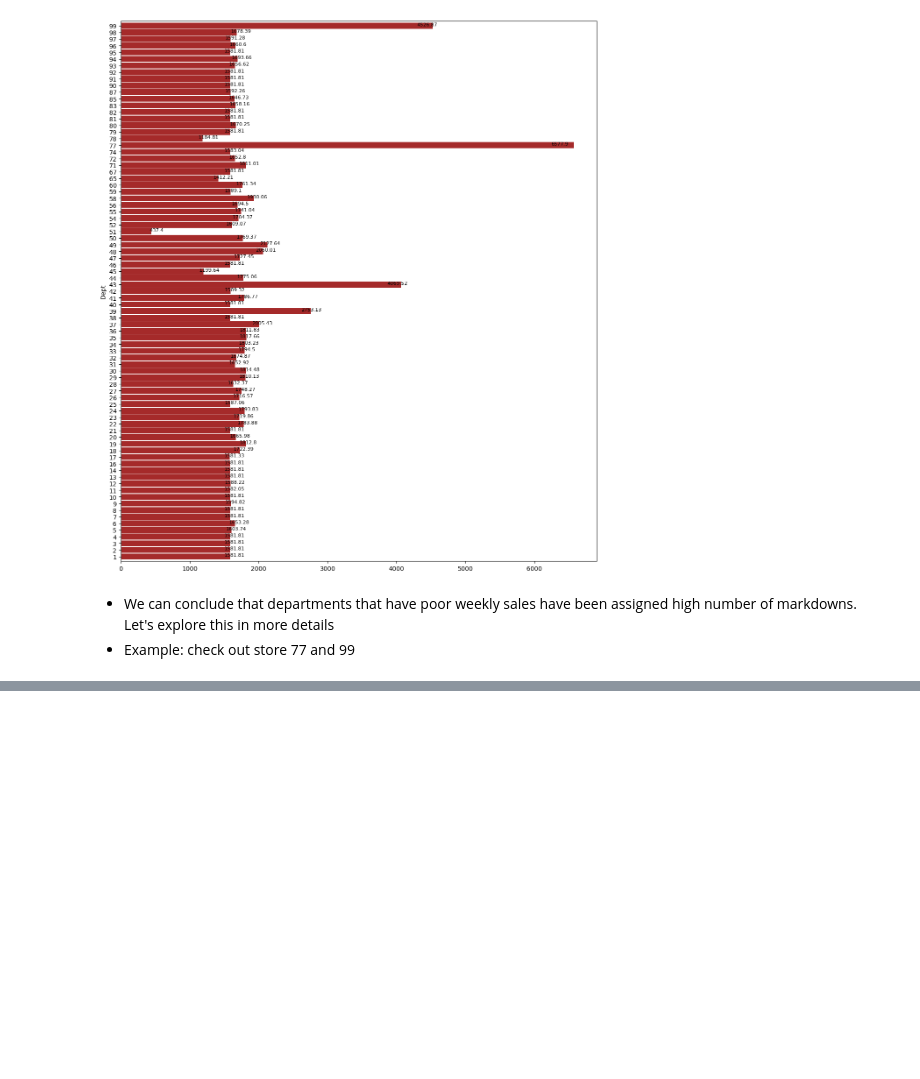
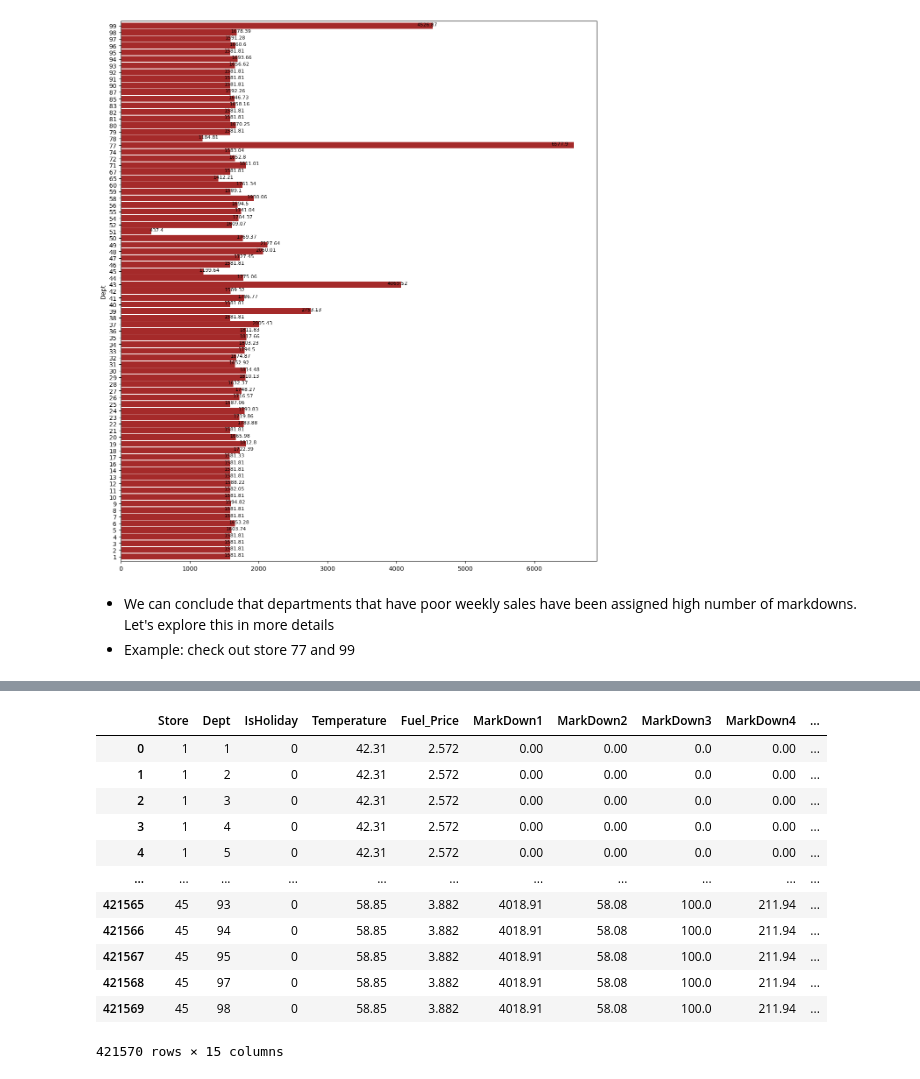
Before and after one commit to RomanRosa/retail_sales_prediction, a Jupyter notebook: xgboost_sales_prediction.ipynb, the cells around one changed output, grey strips where cells are left out. Cells and saved outputs as stored; diff of their text form; code cells hidden in the pictures; blank space fills up the shorter version.

```diff
--- a/xgboost_sales_prediction.ipynb
+++ b/xgboost_sales_prediction.ipynb
@@ -677,0 +695,4 @@ df_dept_sale['Weekly_Sales'][:30]
+# %%
+# Drop the date
+df_target = df['Weekly_Sales']
+df_final = df.drop(columns = ['Weekly_Sales', 'Date'])
@@ -677,0 +714,16 @@ df_dept_sale['Weekly_Sales'][:30]
+# %%
+df_final
+# %% [output]
+|  | Store | Dept | IsHoliday | Temperature | Fuel_Price | MarkDown1 | MarkDown2 | MarkDown3 | MarkDown4 | ... |
+| 0 | 1 | 1 | 0 | 42.31 | 2.572 | 0.00 | 0.00 | 0.0 | 0.00 | ... |
+| 1 | 1 | 2 | 0 | 42.31 | 2.572 | 0.00 | 0.00 | 0.0 | 0.00 | ... |
+| 2 | 1 | 3 | 0 | 42.31 | 2.572 | 0.00 | 0.00 | 0.0 | 0.00 | ... |
+| 3 | 1 | 4 | 0 | 42.31 | 2.572 | 0.00 | 0.00 | 0.0 | 0.00 | ... |
+| 4 | 1 | 5 | 0 | 42.31 | 2.572 | 0.00 | 0.00 | 0.0 | 0.00 | ... |
+| ... | ... | ... | ... | ... | ... | ... | ... | ... | ... | ... |
+| 421565 | 45 | 93 | 0 | 58.85 | 3.882 | 4018.91 | 58.08 | 100.0 | 211.94 | ... |
+| 421566 | 45 | 94 | 0 | 58.85 | 3.882 | 4018.91 | 58.08 | 100.0 | 211.94 | ... |
+| 421567 | 45 | 95 | 0 | 58.85 | 3.882 | 4018.91 | 58.08 | 100.0 | 211.94 | ... |
+| 421568 | 45 | 97 | 0 | 58.85 | 3.882 | 4018.91 | 58.08 | 100.0 | 211.94 | ... |
+| 421569 | 45 | 98 | 0 | 58.85 | 3.882 | 4018.91 | 58.08 | 100.0 | 211.94 | ... |
+421570 rows × 15 columns
```
Also changed, not shown: parts of 4 cells of this notebook.
